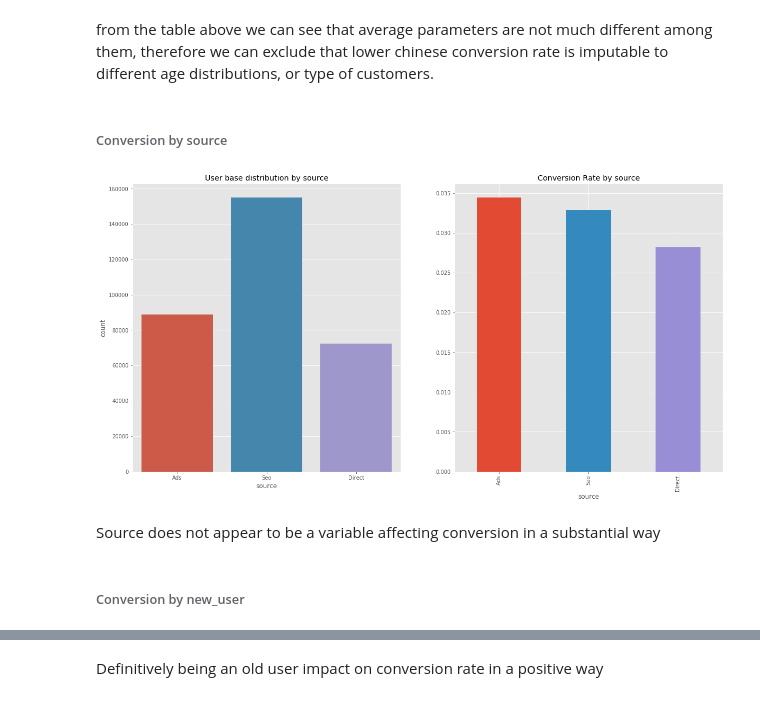
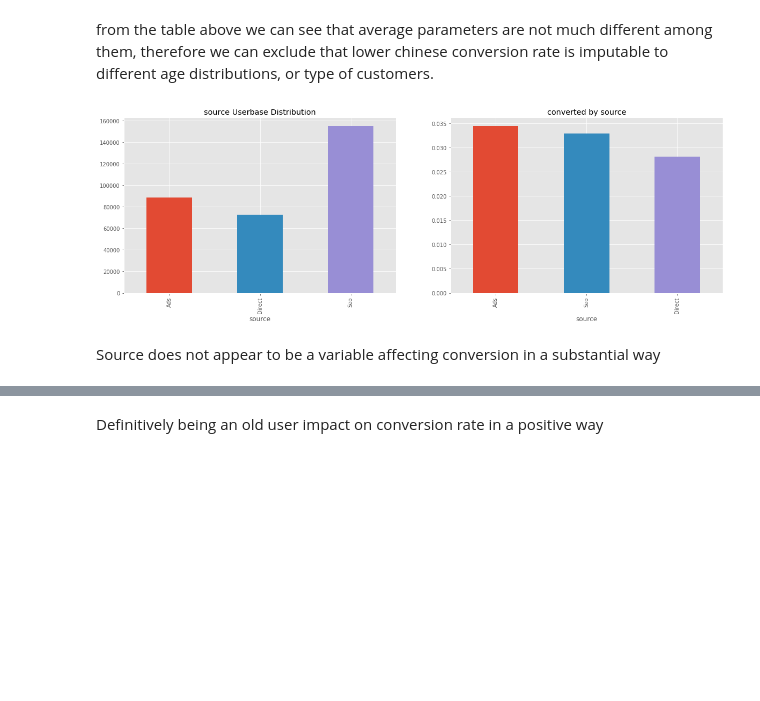
Before and after one commit to bruno-raffa/Conversion-Rate-Optimization, a Jupyter notebook: Notebook.ipynb, the cells around one changed output, grey strips where cells are left out. Cells and saved outputs as stored; diff of their text form; code cells hidden in the pictures; blank space fills up the shorter version.

```diff
--- a/Notebook.ipynb
+++ b/Notebook.ipynb
@@ -207,17 +222,9 @@ df.groupby('country').mean()
 | US | 30.566211 | 0.681983 | 4.930182 | 0.037801 |
 # %% [markdown]
 from the table above we can see that average parameters are not much different among them, therefore we can exclude that lower chinese conversion rate is imputable to different age distributions, or type of customers.
-# %% [markdown]
-###### Conversion by source
-# %%
-f, ax = plt.subplots(1,2,figsize=(20,10))
-sns.countplot('source', data=df, ax=ax[0])
-ax[0].set_title('User base distribution by source')
-df.groupby('source').converted.mean().sort_values(ascending=False).plot.bar()
-ax[1].set_title('Conversion Rate by source');
-# %% [output]
-[figure, removed]
+# %%
+makebarchart(df, 'source', 'converted')
+# %% [output]
+[figure, added]
 # %% [markdown]
 Source does not appear to be a variable affecting conversion in a substantial way
-# %% [markdown]
-###### Conversion by new_user
```
Also changed, not shown: parts of 15 cells of this notebook.
